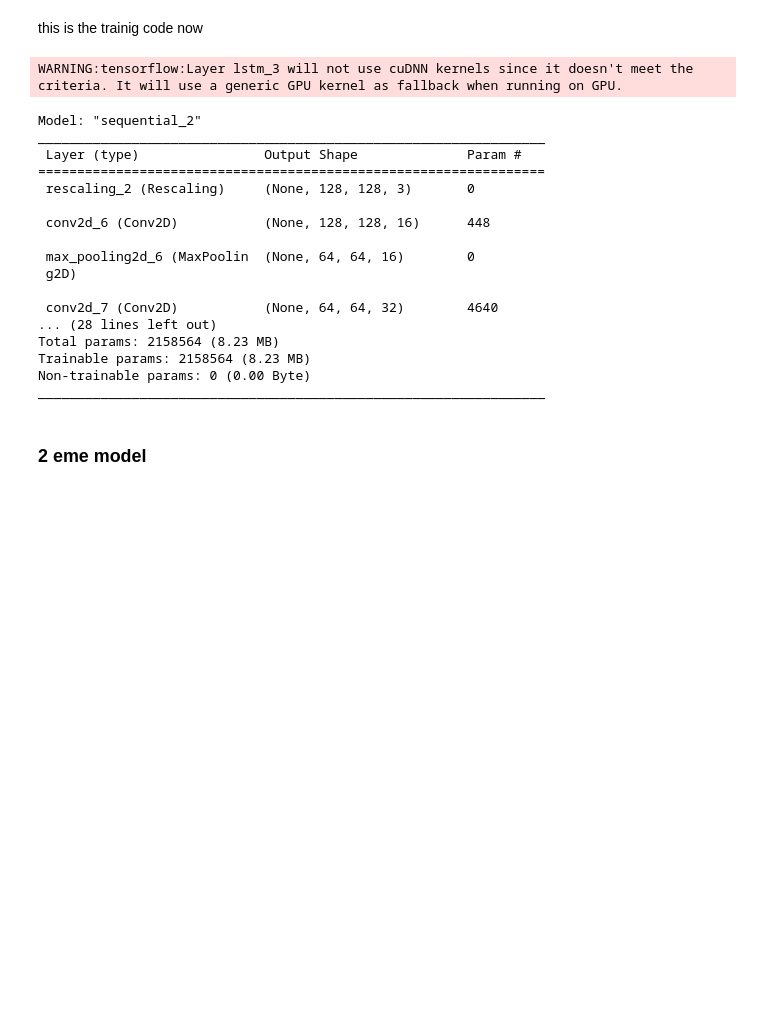
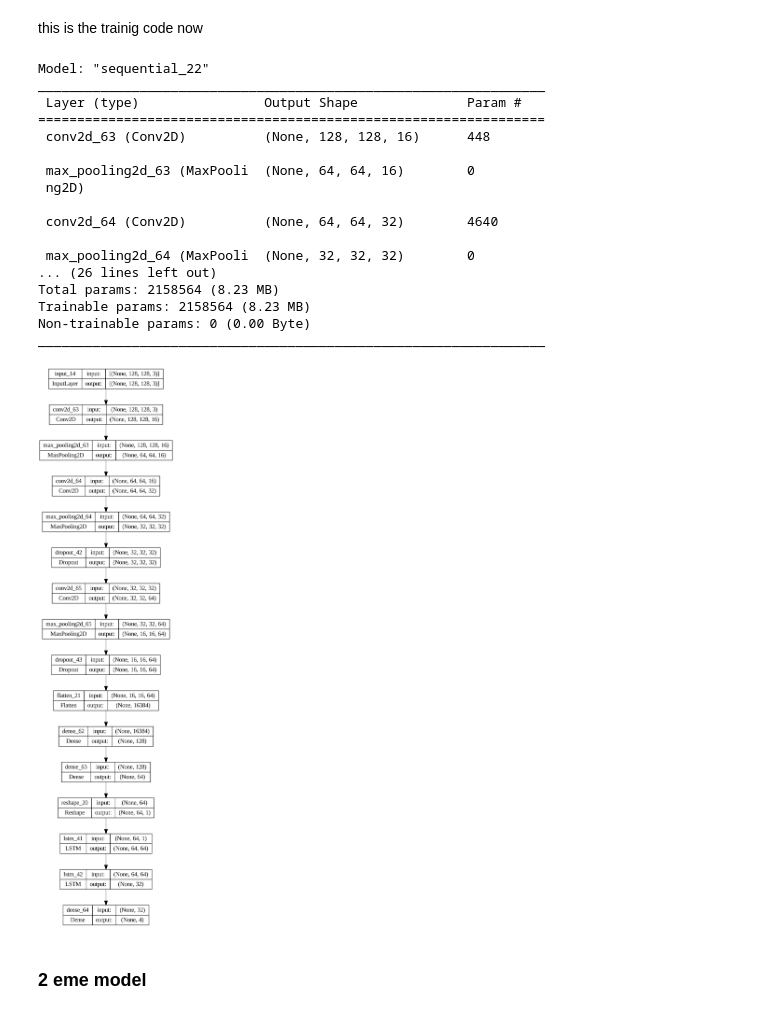
Before and after one commit to MaysamCHAARI/-Entity-relationship_checkpoint, a Jupyter notebook: CNN_LSTM_model_dataset1.ipynb, the cells around one changed output. Saved outputs shown, nothing was run; the diff lists cells and outputs as text; code cells hidden in the pictures; blank space fills up the shorter version.

Commit message:
Créé à l'aide de Colab Article CNN+LSTM for ALzheimer detection

```diff
--- a/CNN_LSTM_model_dataset1.ipynb
+++ b/CNN_LSTM_model_dataset1.ipynb
@@ -177,8 +209,12 @@ this is the trainig code now
 # %%
 import tensorflow as tf
 from tensorflow import keras
-from tensorflow.keras.layers import Conv2D, MaxPool2D, LSTM, Flatten, Reshape, Dropout, Dense, BatchNormalization
-from tensorflow.keras.metrics import Precision, Recall,F1Score
+from tensorflow.keras.layers import Conv2D, MaxPooling2D, LSTM, Flatten, Dropout, Dense, Reshape, Input
+from tensorflow.keras.metrics import Precision, Recall, AUC
+from tensorflow.keras.preprocessing.image import ImageDataGenerator
+from tensorflow.keras.utils import plot_model
+import matplotlib.pyplot as plt
+from PIL import Image
 # Confusion Matrix function
 
 # Define the input shape for the LSTM (sequence_length, num_features)
@@ -188,7 +224,9 @@ num_features = 1
 IMG_HEIGHT, IMG_WIDTH = 128, 128
 
 model = keras.models.Sequential()
-model.add(keras.layers.experimental.preprocessing.Rescaling(1./255, input_shape=(IMG_HEIGHT, IMG_WIDTH, 3)))
+model.add(Input(shape=(IMG_HEIGHT, IMG_WIDTH, 3)))
+
+#model.add(keras.layers.experimental.preprocessing.Rescaling(1./255, input_shape=(IMG_HEIGHT, IMG_WIDTH, 3)))
 model.add(keras.layers.Conv2D(filters=16, kernel_size=(3, 3), padding='same', activation='relu', kernel_initializer="he_normal"))
 model.add(keras.layers.MaxPooling2D(pool_size=(2, 2)))
 
@@ -198,52 +236,62 @@ model.add(keras.layers.MaxPooling2D(pool_size=(2, 2)))
 model.add(keras.layers.Dropout(0.20))
 
 model.add(keras.layers.Conv2D(filters=64, kernel_size=(3, 3), padding='same', activation='relu', kernel_initializer="he_normal"))
 model.add(keras.layers.MaxPooling2D(pool_size=(2, 2)))
 
 model.add(keras.layers.Dropout(0.25))
 model.add(keras.layers.Flatten())
 
 model.add(keras.layers.Dense(128, activation="relu", kernel_initializer="he_normal"))
 model.add(keras.layers.Dense(64, "relu"))
 
 model.add(keras.layers.Reshape((sequence_length, num_features)))
 
 # Add the LSTM layer
 model.add(keras.layers.LSTM(64,  return_sequences=True,
               activation='tanh', recurrent_activation='hard_sigmoid')) # You can adjust the number of units as needed
 model.add(keras.layers.LSTM(32))  # You can adjust the number of units as needed
 
 model.add(keras.layers.Dense(4, "softmax"))
 
 #model.compile(loss="categorical_crossentropy", optimizer="Adam", metrics=["accuracy"])
 model.compile(loss="categorical_crossentropy", optimizer="Adam", metrics=[
         "accuracy",
         Precision(name='precision'),
         Recall(name='recall'),
          F1Score(average='weighted', name='f1_score')
     ])
 # Print a summary of the model architecture
 model.summary()
-plt.show()
+# Plot the model summary table and save it as an image
+# Generate the model summary as a .png image
+tf.keras.utils.plot_model(
+    model,
+    to_file='model_summary.png',
+    show_shapes=True,
+    show_layer_names=True,
+    rankdir='TB',  # 'TB' for vertical, 'LR' for horizontal
+    expand_nested=False,
+    dpi=300  # Adjust the resolution as needed
+)
 # %% [output]
-WARNING:tensorflow:Layer lstm_3 will not use cuDNN kernels since it doesn't meet the criteria. It will use a generic GPU kernel as fallback when running on GPU.
+Model: "sequential_22"
+_________________________________________________________________
+ Layer (type)                Output Shape              Param #
+=================================================================
+ conv2d_63 (Conv2D)          (None, 128, 128, 16)      448
+
+ max_pooling2d_63 (MaxPooli  (None, 64, 64, 16)        0
+ ng2D)
+
+ conv2d_64 (Conv2D)          (None, 64, 64, 32)        4640
+
+ max_pooling2d_64 (MaxPooli  (None, 32, 32, 32)        0
+... (26 lines left out)
+Total params: 2158564 (8.23 MB)
+Trainable params: 2158564 (8.23 MB)
+Non-trainable params: 0 (0.00 Byte)
+_________________________________________________________________
-Model: "sequential_2"
-_________________________________________________________________
- Layer (type)                Output Shape              Param #
-=================================================================
- rescaling_2 (Rescaling)     (None, 128, 128, 3)       0
-
- conv2d_6 (Conv2D)           (None, 128, 128, 16)      448
-
- max_pooling2d_6 (MaxPoolin  (None, 64, 64, 16)        0
- g2D)
-
- conv2d_7 (Conv2D)           (None, 64, 64, 32)        4640
-... (28 lines left out)
-Total params: 2158564 (8.23 MB)
-Trainable params: 2158564 (8.23 MB)
-Non-trainable params: 0 (0.00 Byte)
-_________________________________________________________________
+[figure, added]
 # %% [markdown]
 ### 2 eme model
 # %% [markdown]
```
Also changed, not shown: parts of 9 cells of this notebook.
